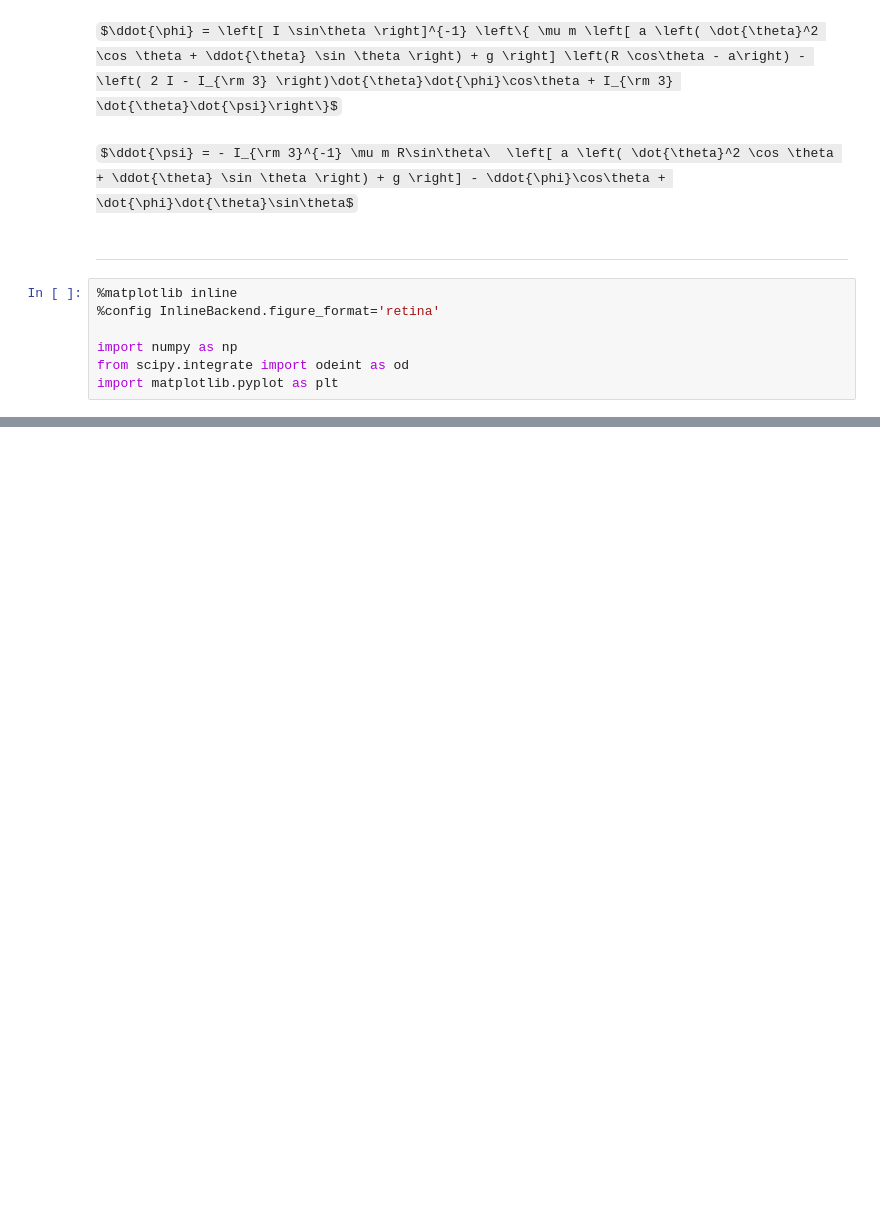
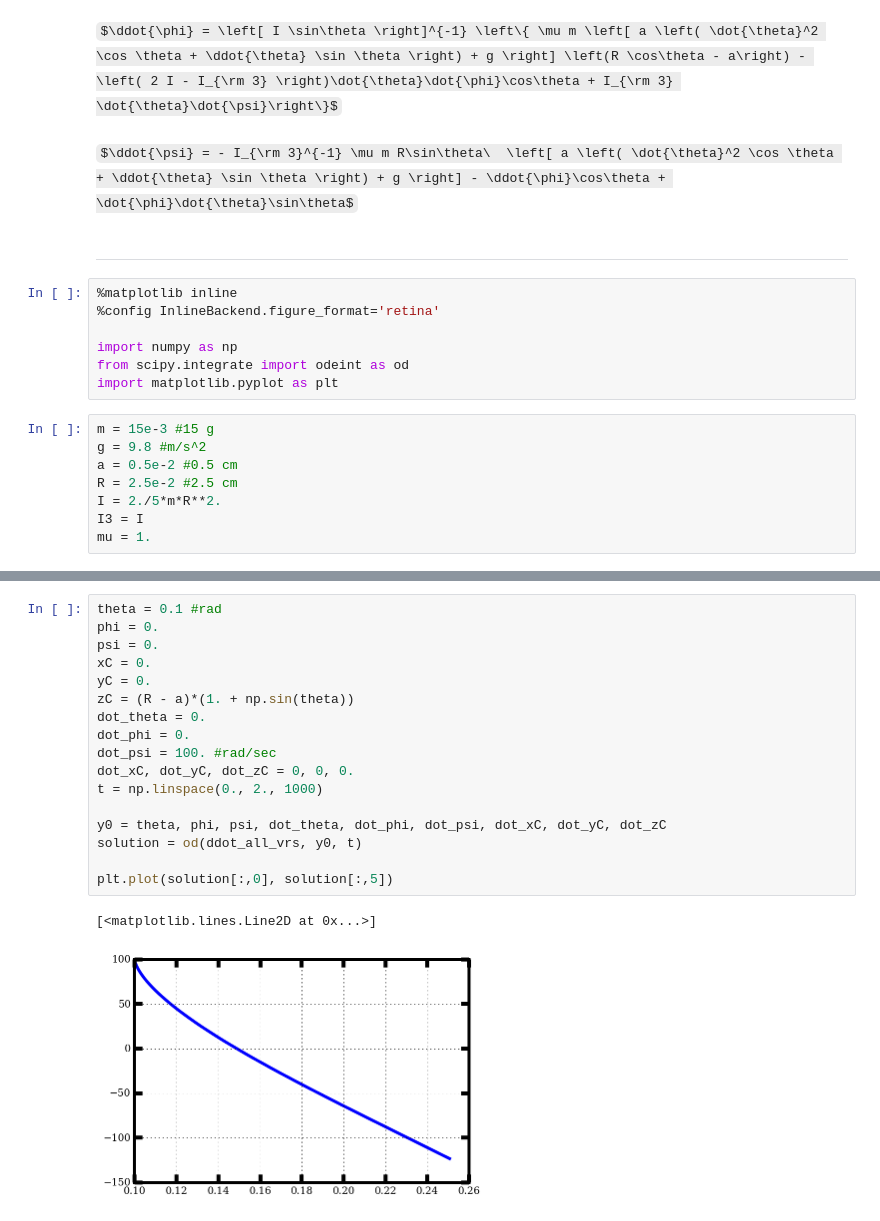
Before and after one commit to decaelus/tippe-top, a Jupyter notebook: Cohen's Tippe Top Equations.ipynb, the cells around one changed output, grey strips where cells are left out. Drawn from its saved outputs; the diff is of its cells as text; some formulas as TeX source; blank space fills up the shorter version.

```diff
--- a/Cohen's Tippe Top Equations.ipynb
+++ b/Cohen's Tippe Top Equations.ipynb
@@ -59,4 +59,12 @@ $\ddot{\psi} = - I_{\rm 3}^{-1} \mu m R\sin\theta\  \left[ a \left( \dot{\theta}
 import numpy as np
 from scipy.integrate import odeint as od
 import matplotlib.pyplot as plt
+# %%
+m = 15e-3 #15 g
+g = 9.8 #m/s^2
+a = 0.5e-2 #0.5 cm
+R = 2.5e-2 #2.5 cm
+I = 2./5*m*R**2.
+I3 = I
+mu = 1.
 # %%
@@ -160,0 +144,20 @@ vrs = theta, phi, psi, dot_theta, dot_phi, dot_psi, dot_xC, dot_yC, dot_zC
+# %%
+theta = 0.1 #rad
+phi = 0.
+psi = 0.
+xC = 0.
+yC = 0.
+zC = (R - a)*(1. + np.sin(theta))
+dot_theta = 0.
+dot_phi = 0.
+dot_psi = 100. #rad/sec
+dot_xC, dot_yC, dot_zC = 0, 0, 0.
+t = np.linspace(0., 2., 1000)
+
+y0 = theta, phi, psi, dot_theta, dot_phi, dot_psi, dot_xC, dot_yC, dot_zC
+solution = od(ddot_all_vrs, y0, t)
+
+plt.plot(solution[:,0], solution[:,5])
+# %% [output]
+[<matplotlib.lines.Line2D at 0x...>]
+[figure, added]
```
Also changed, not shown: parts of 1 cell of this notebook.
